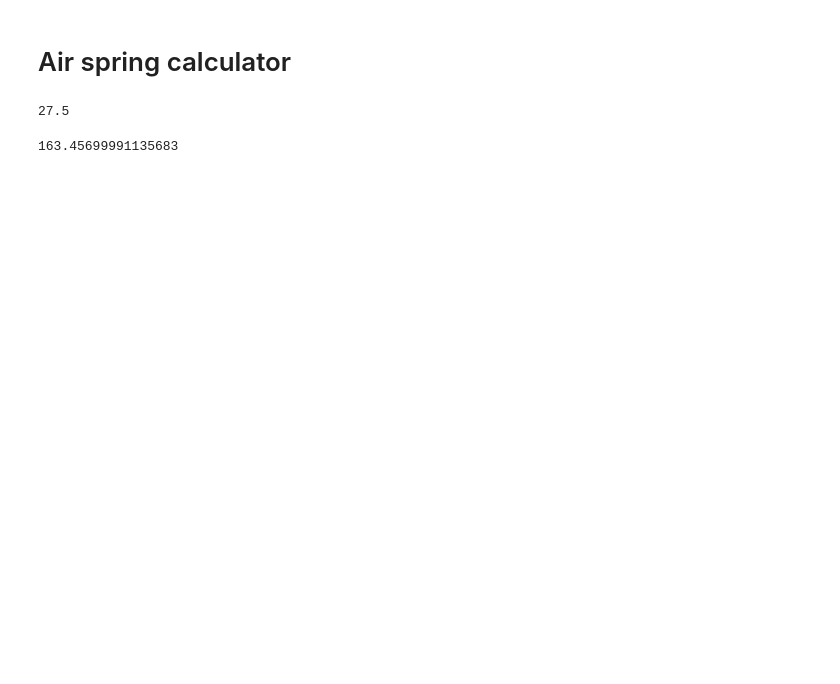
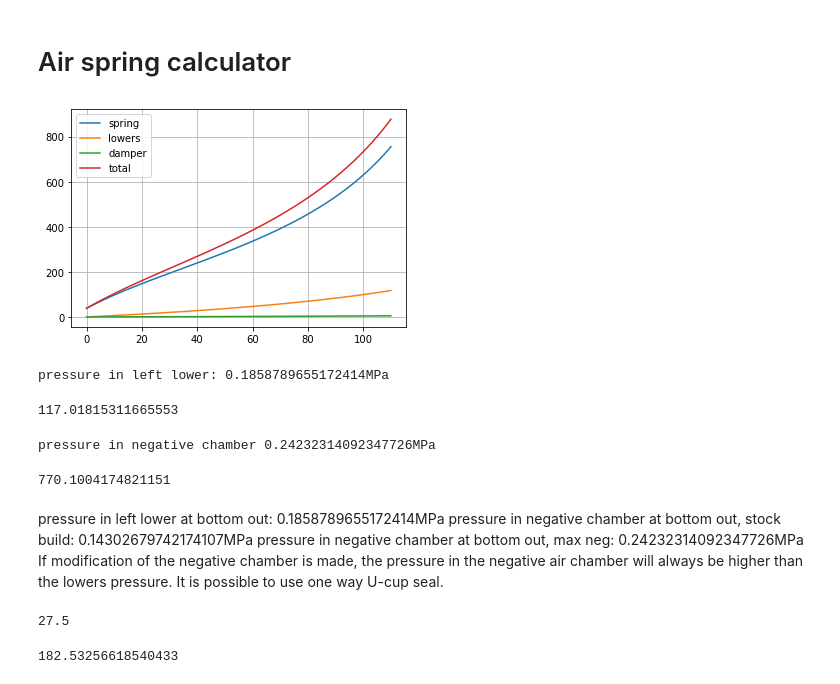
Before and after one commit to Chehlarov/MTB_calculations, a Jupyter notebook: MTB Air Spring.ipynb, the cells around one changed output. Drawn from its saved outputs; the diff is of its cells as text; code cells hidden in the pictures; blank space fills up the shorter version.

```diff
--- a/MTB Air Spring.ipynb
+++ b/MTB Air Spring.ipynb
@@ -12,3 +12,6 @@ RIGHT_LEG_AREA = np.pi * 32 ** 2 / 4 - np.pi * 12 ** 2 / 4
 LEG_AREA = np.pi * 38 ** 2 / 4
 
 NEG_FILL_COEFF = 0.9
+
+SAG = 110 * 0.25
+SAG_FORCE = 182.53 #N; based on ref fork with 63psi
@@ -41,3 +82,25 @@ def get_spring_rate(x):
 #unit testing
 assert(abs(AREA_POS_PISTON - AREA_NEG_PISTON == np.pi * 10 ** 2 / 4) < 0.01)
 assert(abs(get_spring_force(0) == 63 * 0.00689475728 * np.pi * 5 **2) < 0.01)
+# %%
+x = np.linspace(0, 110, 110)
+plt.plot(x, get_spring_force(x), label="spring")
+plt.plot(x, get_lowers_force(x), label="lowers")
+plt.plot(x, get_damper_spring_force(x), label="damper")
+plt.plot(x, get_total_force(x), label="total")
+
+plt.legend()
+plt.grid()
+plt.show()
+# %% [output]
+[figure, added]
+# %%
+get_lowers_force(110)
+# %% [output]
+pressure in left lower: 0.1858789655172414MPa
+117.01815311665553
+# %%
+get_spring_force(110, h_neg_ini = 60+47)
+# %% [output]
+pressure in negative chamber 0.24232314092347726MPa
+770.1004174821151
@@ -44,9 +109,14 @@ assert(abs(get_spring_force(0) == 63 * 0.00689475728 * np.pi * 5 **2) < 0.01)
+# %% [markdown]
+pressure in left lower at bottom out: 0.1858789655172414MPa
+pressure in negative chamber at bottom out, stock build: 0.14302679742174107MPa
+pressure in negative chamber at bottom out, max neg: 0.24232314092347726MPa
+If modification of the negative chamber is made, the pressure in the negative air chamber will always be higher than the lowers pressure. It is possible to use one way U-cup seal.
 # %%
 110*0.25
 # %% [output]
 27.5
 # %%
-sag_force = get_spring_force(110*0.25)
+sag_force = get_total_force(110*0.25)
 sag_force
 # %% [output]
-163.45699991135683
+182.53256618540433
```
Also changed, not shown: parts of 9 cells of this notebook.
